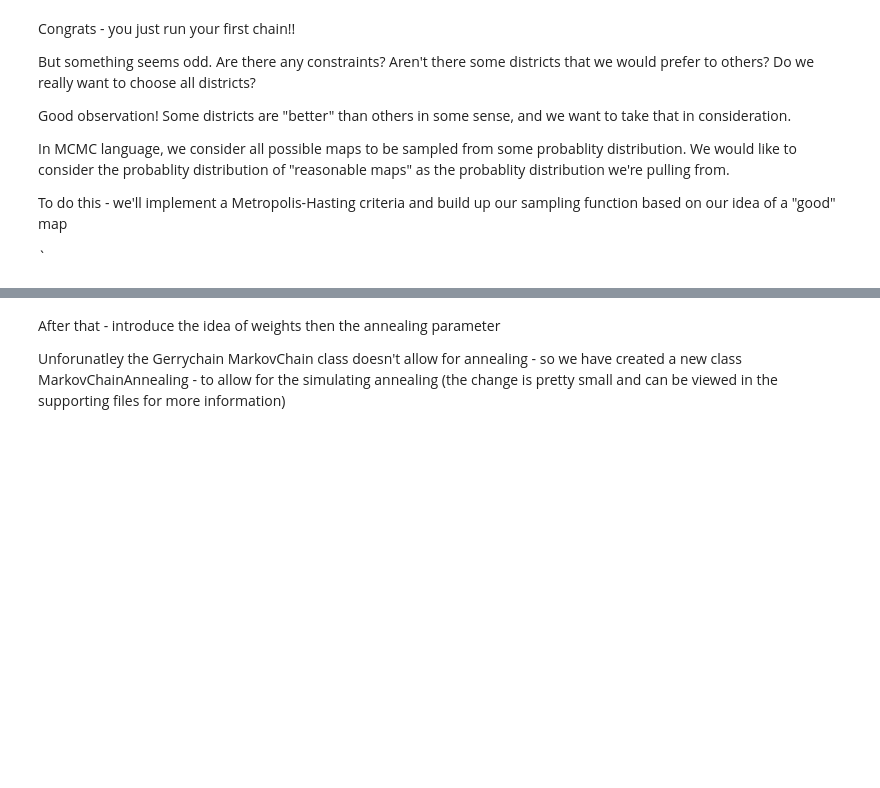
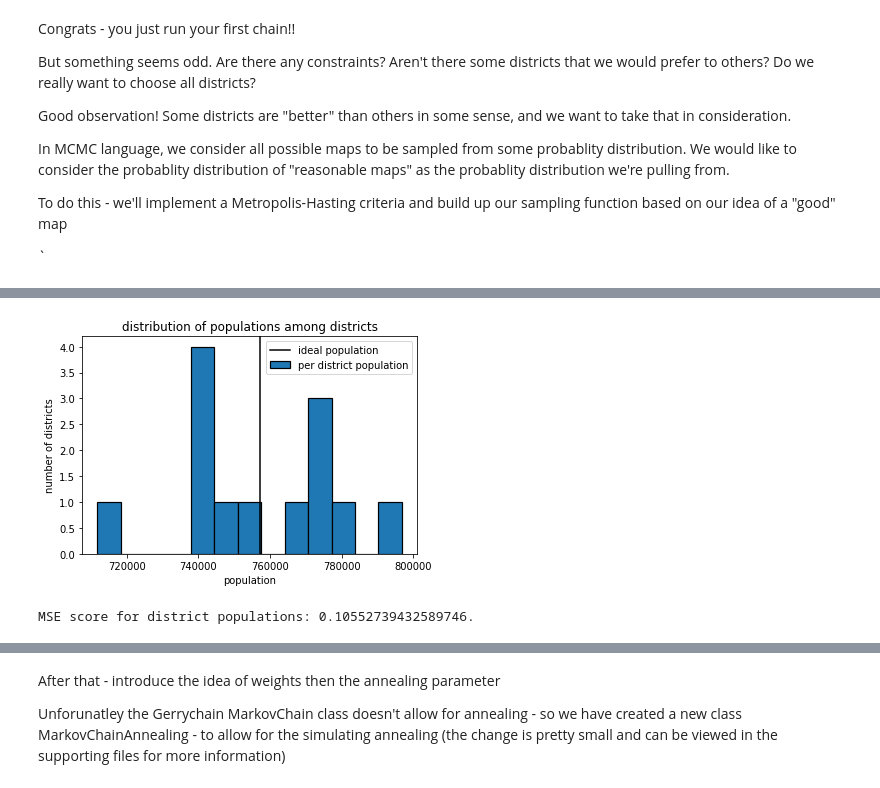
Before and after one commit to adityakaran/Gerrymandering_AM207, a Jupyter notebook: Gerrymandering_v2.ipynb, the cells around one changed output, grey strips where cells are left out. Drawn from its saved outputs; the diff is of its cells as text; code cells hidden in the pictures; blank space fills up the shorter version.

```diff
--- a/Gerrymandering_v2.ipynb
+++ b/Gerrymandering_v2.ipynb
@@ -116,0 +124,32 @@ The format woudl roughly be text explaining scoring fucntion - implematnion of a
+# %%
+#we need to refine the partition to now track the population which we will need to calculate this score!
+sample_partition = Partition(
+            graph,
+            assignment="2014_CD", #Actual congressional district partition from the initial dataset
+            updaters={
+                "population": Tally("population", alias="population") #Track population per district to determine adherence to criteria 1
+            }
+
+)
+
+#handy function from gerrychain that returns deviations per state from ideal
+deviations = deviation_from_ideal(sample_partition, 'population')
+
+#visualize the population distribution
+population_per_district = list(sample_partition['population'].values())
+plt.hist(population_per_district, edgecolor='black', linewidth=1.2, bins=13, label='per district population')
+plt.axvline(np.mean(population_per_district), color='k', label='ideal population')
+plt.xlabel('population')
+plt.ylabel('number of districts')
+plt.title('distribution of populations among districts')
+plt.legend()
+plt.show()
+
+#mean squared error of the deviations
+score = np.linalg.norm(list(deviations.values()))
+print('MSE score for district populations: {}.'.format(score))
+
+#mcmc_code.plot_state(sample_partition)
+# %% [output]
+[figure, added]
+MSE score for district populations: 0.10552739432589746.
```
Also changed, not shown: parts of 15 cells of this notebook.
